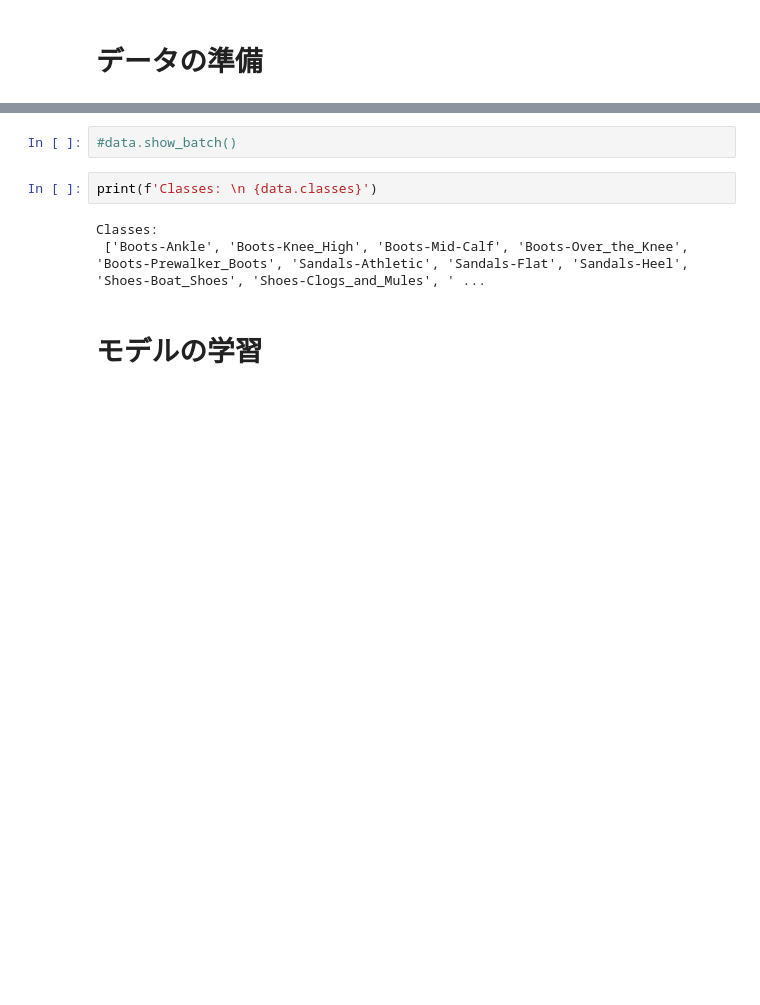
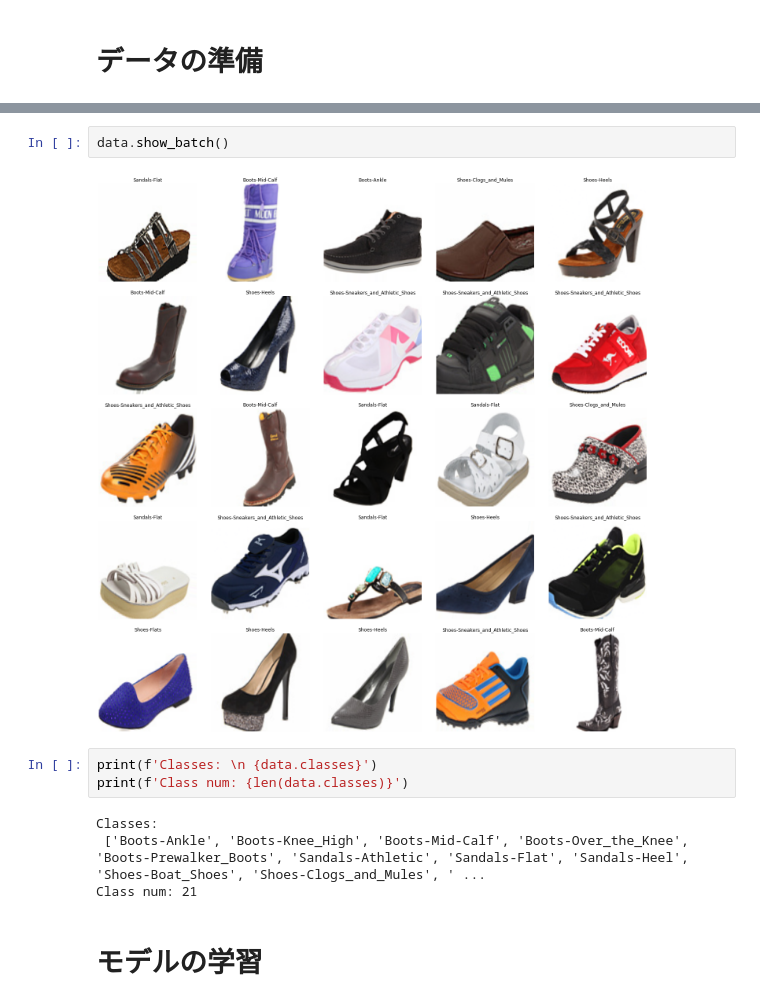
Before and after one commit to ryosuke0624/image_search_minimum, a Jupyter notebook: shoes_image_search.ipynb, the cells around one changed output, grey strips where cells are left out. Cells and saved outputs as stored; diff of their text form; blank space fills up the shorter version.

```diff
--- a/shoes_image_search.ipynb
+++ b/shoes_image_search.ipynb
@@ -102,13 +125,17 @@ Shoes-Loafers,Shoes-Loafers,Shoes-Sneakers_and_Athletic_Shoes,Shoes-Loafers,Boot
 Path: images;
 
 Test: None
-# %%
-#data.show_batch()
+# %%
+data.show_batch()
+# %% [output]
+[figure, added]
 # %%
 print(f'Classes: \n {data.classes}')
+print(f'Class num: {len(data.classes)}')
 # %% [output]
 Classes:
  ['Boots-Ankle', 'Boots-Knee_High', 'Boots-Mid-Calf', 'Boots-Over_the_Knee', 'Boots-Prewalker_Boots', 'Sandals-Athletic', 'Sandals-Flat', 'Sandals-Heel', 'Shoes-Boat_Shoes', 'Shoes-Clogs_and_Mules', ' ...
+Class num: 21
 # %% [markdown]
 # モデルの学習
 # %%
```
Also changed, not shown: parts of 14 cells of this notebook.
